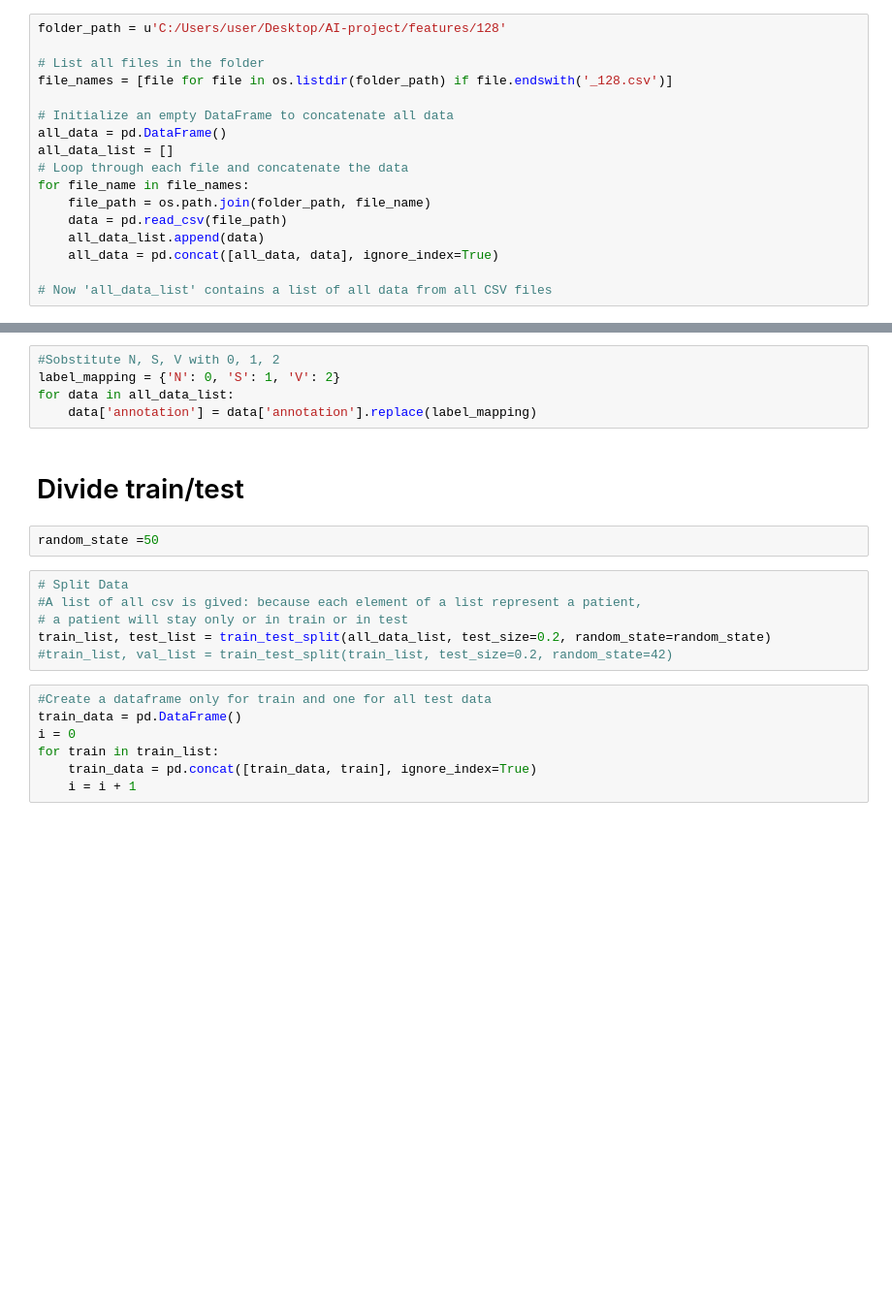
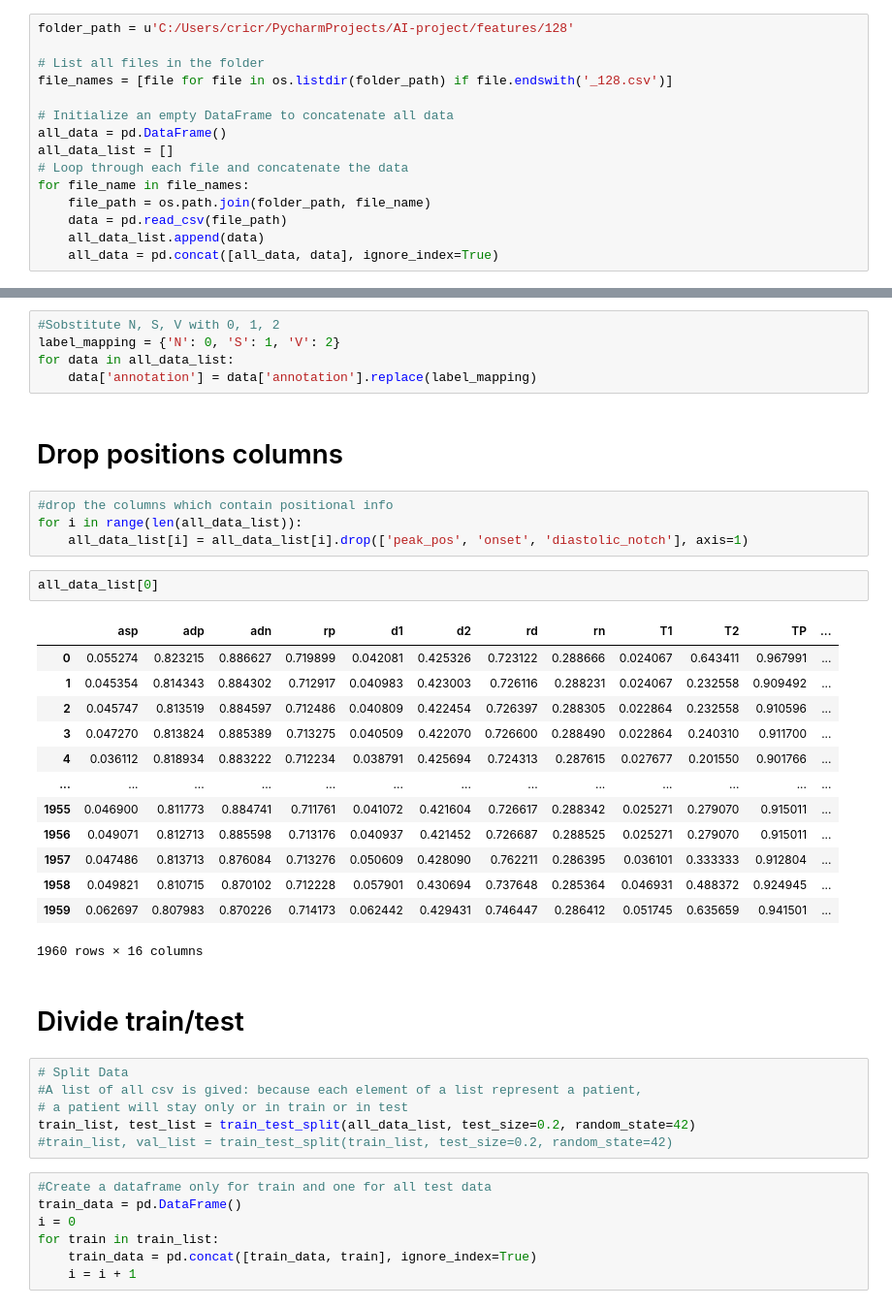
Before and after one commit to eleonora11sala/AI-project, a Jupyter notebook: ExperimentalModel.ipynb, the cells around one changed output, grey strips where cells are left out. Shown at 97% size. Drawn from its saved outputs; the diff is of its cells as text; blank space fills up the shorter version.

```diff
--- a/ExperimentalModel.ipynb
+++ b/ExperimentalModel.ipynb
@@ -15,7 +9,7 @@ import seaborn as sns
 # %% [markdown]
 # Load Data
 # %%
-folder_path = u'C:/Users/user/Desktop/AI-project/features/128'
+folder_path = u'C:/Users/cricr/PycharmProjects/AI-project/features/128'
 
 # List all files in the folder
 file_names = [file for file in os.listdir(folder_path) if file.endswith('_128.csv')]
@@ -29,6 +23,4 @@ for file_name in file_names:
     data = pd.read_csv(file_path)
     all_data_list.append(data)
     all_data = pd.concat([all_data, data], ignore_index=True)
-
-# Now 'all_data_list' contains a list of all data from all CSV files
 # %%
@@ -52,15 +44,35 @@ for file_name in file_names:
 label_mapping = {'N': 0, 'S': 1, 'V': 2}
 for data in all_data_list:
     data['annotation'] = data['annotation'].replace(label_mapping)
+# %% [markdown]
+# Drop positions columns
+# %%
+#drop the columns which contain positional info
+for i in range(len(all_data_list)):
+    all_data_list[i] = all_data_list[i].drop(['peak_pos', 'onset', 'diastolic_notch'], axis=1)
+# %%
+all_data_list[0]
+# %% [output]
+|  | asp | adp | adn | rp | d1 | d2 | rd | rn | T1 | T2 | TP | ... |
+| 0 | 0.055274 | 0.823215 | 0.886627 | 0.719899 | 0.042081 | 0.425326 | 0.723122 | 0.288666 | 0.024067 | 0.643411 | 0.967991 | ... |
+| 1 | 0.045354 | 0.814343 | 0.884302 | 0.712917 | 0.040983 | 0.423003 | 0.726116 | 0.288231 | 0.024067 | 0.232558 | 0.909492 | ... |
+| 2 | 0.045747 | 0.813519 | 0.884597 | 0.712486 | 0.040809 | 0.422454 | 0.726397 | 0.288305 | 0.022864 | 0.232558 | 0.910596 | ... |
+| 3 | 0.047270 | 0.813824 | 0.885389 | 0.713275 | 0.040509 | 0.422070 | 0.726600 | 0.288490 | 0.022864 | 0.240310 | 0.911700 | ... |
+| 4 | 0.036112 | 0.818934 | 0.883222 | 0.712234 | 0.038791 | 0.425694 | 0.724313 | 0.287615 | 0.027677 | 0.201550 | 0.901766 | ... |
+| ... | ... | ... | ... | ... | ... | ... | ... | ... | ... | ... | ... | ... |
+| 1955 | 0.046900 | 0.811773 | 0.884741 | 0.711761 | 0.041072 | 0.421604 | 0.726617 | 0.288342 | 0.025271 | 0.279070 | 0.915011 | ... |
+| 1956 | 0.049071 | 0.812713 | 0.885598 | 0.713176 | 0.040937 | 0.421452 | 0.726687 | 0.288525 | 0.025271 | 0.279070 | 0.915011 | ... |
+| 1957 | 0.047486 | 0.813713 | 0.876084 | 0.713276 | 0.050609 | 0.428090 | 0.762211 | 0.286395 | 0.036101 | 0.333333 | 0.912804 | ... |
+| 1958 | 0.049821 | 0.810715 | 0.870102 | 0.712228 | 0.057901 | 0.430694 | 0.737648 | 0.285364 | 0.046931 | 0.488372 | 0.924945 | ... |
+| 1959 | 0.062697 | 0.807983 | 0.870226 | 0.714173 | 0.062442 | 0.429431 | 0.746447 | 0.286412 | 0.051745 | 0.635659 | 0.941501 | ... |
+1960 rows × 16 columns
 # %% [markdown]
 # Divide train/test
-# %%
-random_state =50
 # %%
 # Split Data
 #A list of all csv is gived: because each element of a list represent a patient,
 # a patient will stay only or in train or in test
-train_list, test_list = train_test_split(all_data_list, test_size=0.2, random_state=random_state)
+train_list, test_list = train_test_split(all_data_list, test_size=0.2, random_state=42)
 #train_list, val_list = train_test_split(train_list, test_size=0.2, random_state=42)
 # %%
 #Create a dataframe only for train and one for all test data
```
Also changed, not shown: parts of 38 cells of this notebook.
